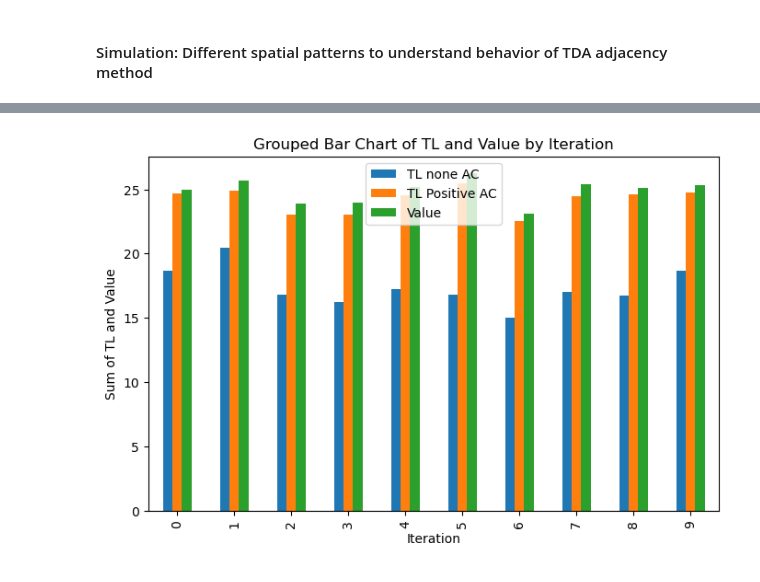
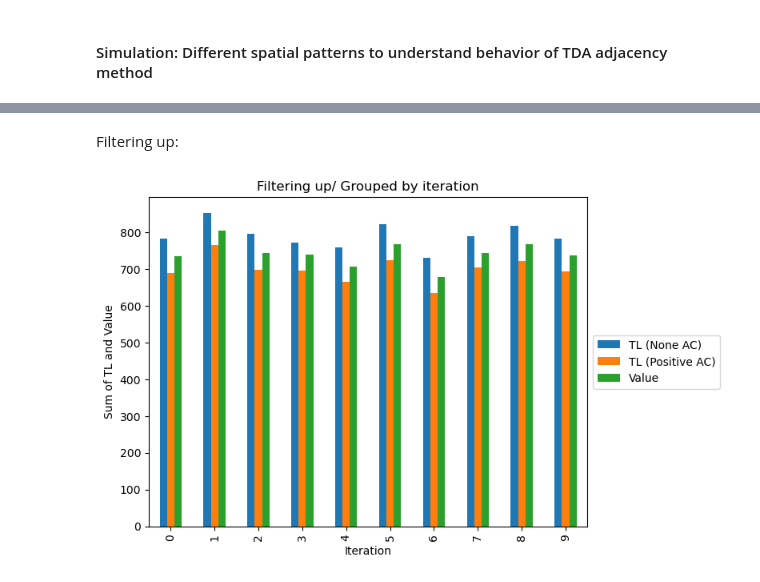
Before and after one commit to hashansl/universal-experiment-lab, a Jupyter notebook: experiment_8_simulation_AC_negative/multiple_experiments.ipynb, the cells around one changed output, grey strips where cells are left out. Cells and saved outputs as stored; diff of their text form; code cells hidden in the pictures.

```diff
--- a/experiment_8_simulation_AC_negative/multiple_experiments.ipynb
+++ b/experiment_8_simulation_AC_negative/multiple_experiments.ipynb
@@ -162,6 +158,7 @@ test_df
 # %%
 # filter by filter method
 temp_df_up = test_df[test_df['Filter Method'] == 'up']
+temp_df_down = test_df[test_df['Filter Method'] == 'down']
 
-temp_df_down = test_df[test_df['Filter Method'] == 'down']
 temp_df_down = temp_df_down[temp_df_down['Iteration'].isin([0,1,2,3,4,5,6,7,8,9])]
+temp_df_up = temp_df_up[temp_df_up['Iteration'].isin([0,1,2,3,4,5,6,7,8,9])]
@@ -180,12 +165,31 @@ plt.show()
-# %%
-temp_df_down.groupby('Iteration')[['TL none AC','TL Positive AC', 'Value']].sum().plot(
-    kind='bar',
-    figsize=(8, 5)
-)
-
-plt.xlabel("Iteration")
-plt.ylabel("Sum of TL and Value")
-plt.title("Grouped Bar Chart of TL and Value by Iteration")
-plt.show()
-# %% [output]
-[figure, removed]
+# %% [markdown]
+Filtering up:
+# %%
+import matplotlib.pyplot as plt
+
+# Create the bar chart
+ax = temp_df_up.groupby('Iteration')[['TL none AC','TL Positive AC', 'Value']].sum().plot(
+    kind='bar',
+    figsize=(8, 5)
+)
+
+# Label axes and add a title
+plt.xlabel("Iteration")
+plt.ylabel("Sum of TL and Value")
+plt.title("Filtering up/ Grouped by iteration")
+
+# Get handles & labels once
+handles, labels = ax.get_legend_handles_labels()
+
+# Provide custom labels in the same order as the columns
+new_labels = ['TL (None AC)', 'TL (Positive AC)', 'Value']
+
+# Set legend with new labels and desired position
+# Here, 'center left' with bbox_to_anchor=(1, 0.5) places the legend
+# outside the plot to the right, vertically centered
+ax.legend(handles, new_labels, loc='center left', bbox_to_anchor=(1, 0.5))
+
+plt.tight_layout()
+plt.show()
+# %% [output]
+[figure, added]
```
Also changed, not shown: parts of 29 cells of this notebook, 10 other files.
